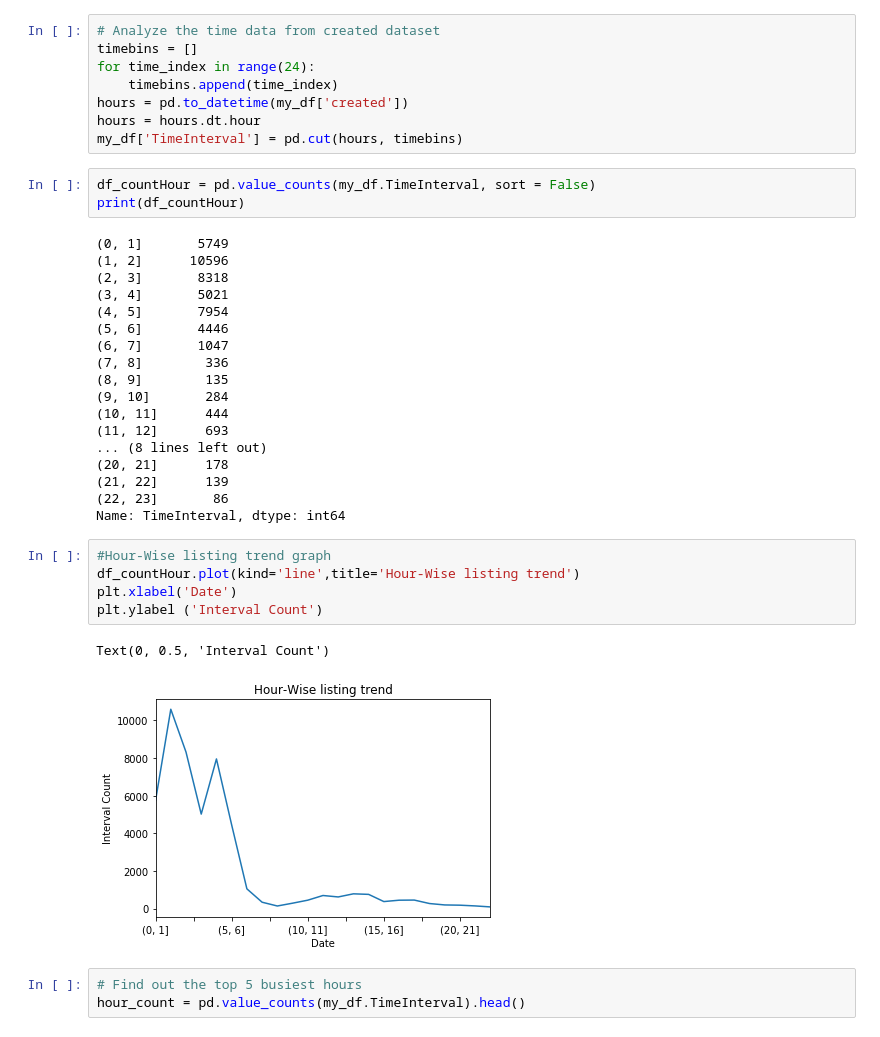
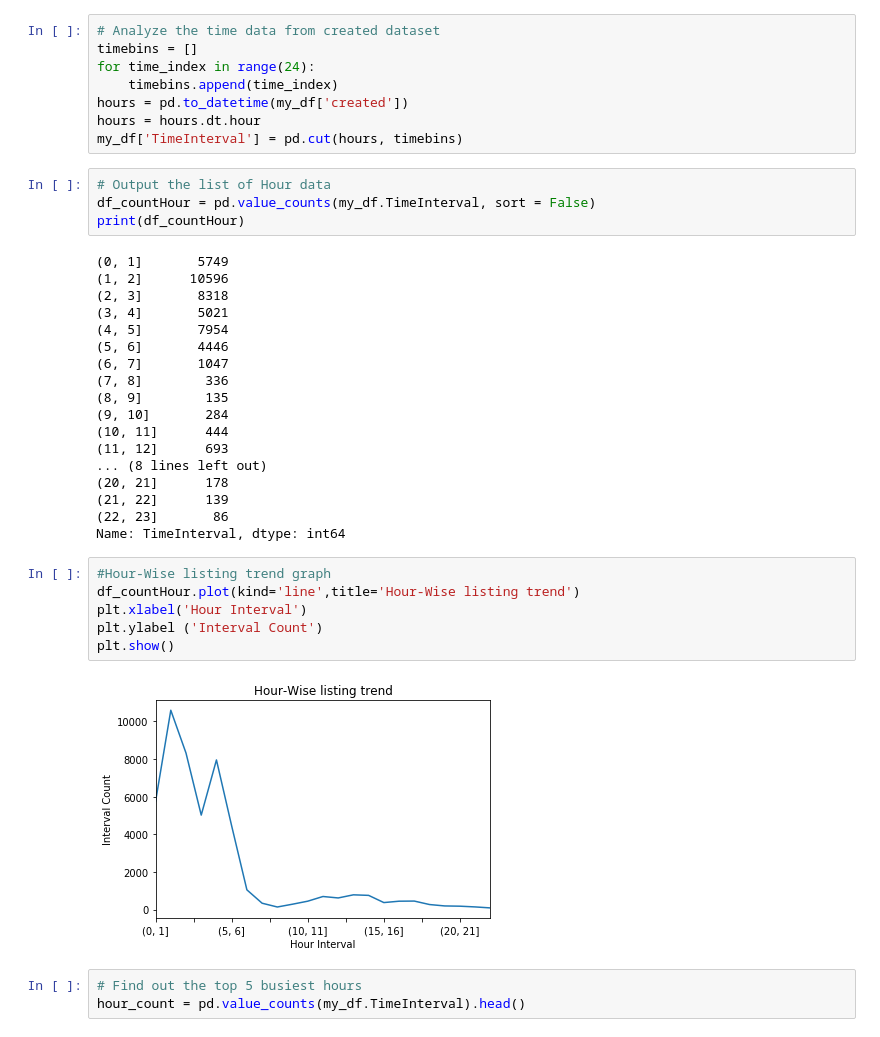
Before and after one commit to MAGKILLER/CMPT459-project, a Jupyter notebook: Milestone1/part1.ipynb, the cells around one changed output. Cells and saved outputs as stored; diff of their text form.

```diff
--- a/Milestone1/part1.ipynb
+++ b/Milestone1/part1.ipynb
@@ -448,6 +448,7 @@ hours = pd.to_datetime(my_df['created'])
 hours = hours.dt.hour
 my_df['TimeInterval'] = pd.cut(hours, timebins)
 # %%
+# Output the list of Hour data
 df_countHour = pd.value_counts(my_df.TimeInterval, sort = False)
 print(df_countHour)
 # %% [output]
@@ -471,11 +472,11 @@ Name: TimeInterval, dtype: int64
 # %%
 #Hour-Wise listing trend graph
 df_countHour.plot(kind='line',title='Hour-Wise listing trend')
-plt.xlabel('Date')
+plt.xlabel('Hour Interval')
 plt.ylabel ('Interval Count')
+plt.show()
 # %% [output]
-Text(0, 0.5, 'Interval Count')
-[figure, old version]
+[figure, new version]
 # %%
 # Find out the top 5 busiest hours
 hour_count = pd.value_counts(my_df.TimeInterval).head()
```
